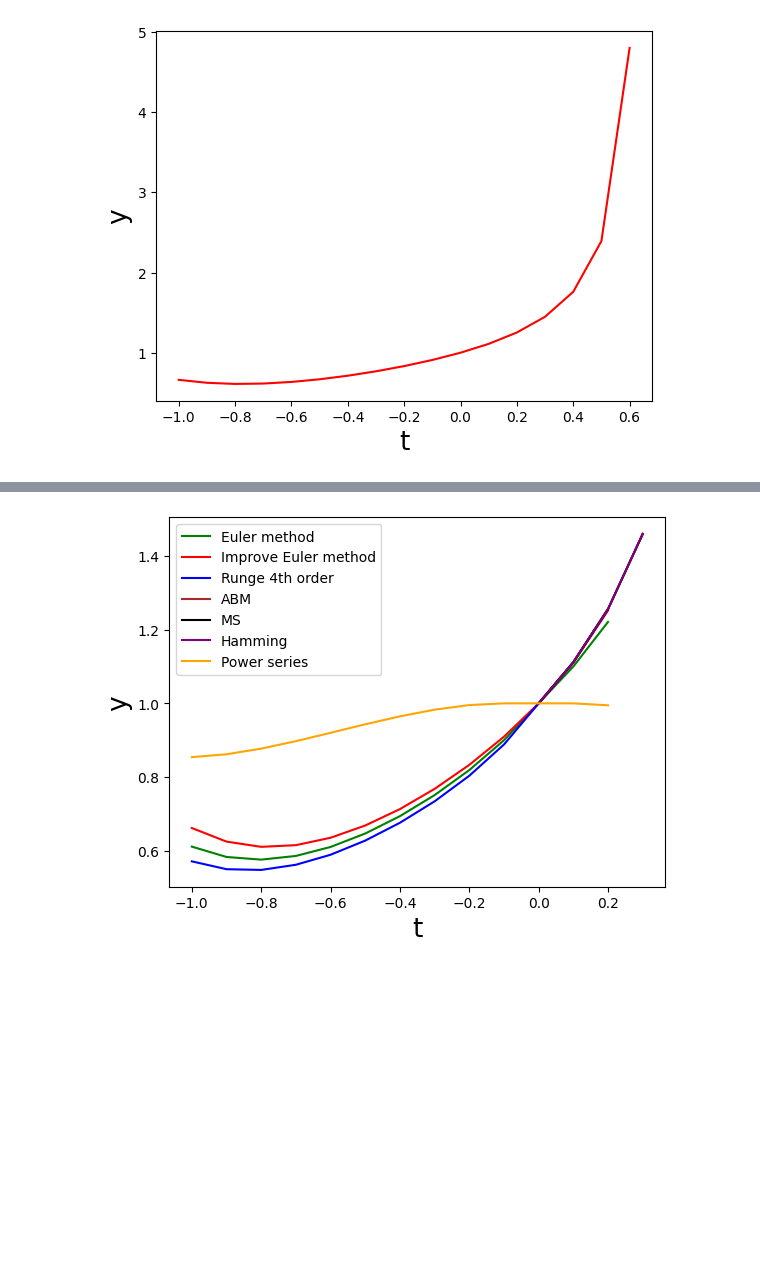
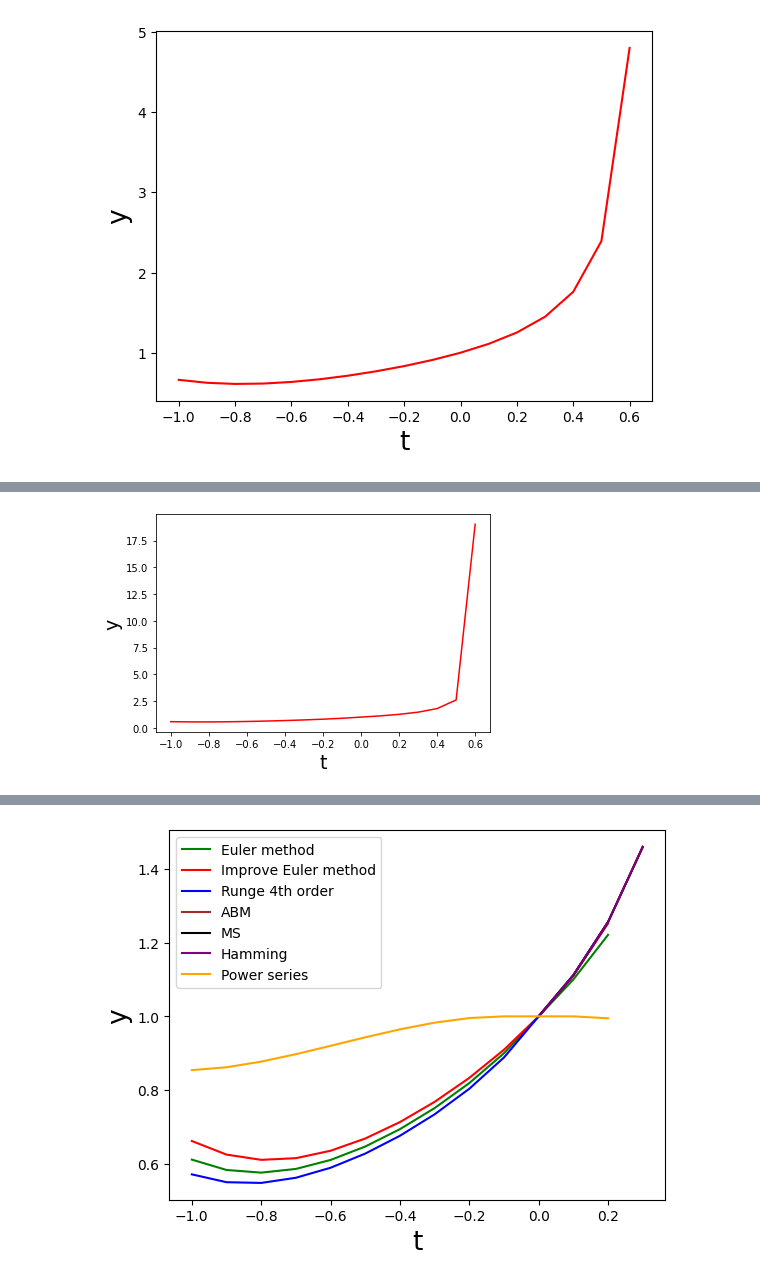
Before and after one commit to junl666/MATH285-Lab-ZJUI-SP23, a Jupyter notebook: math285_lab.ipynb, the cells around one changed output, grey strips where cells are left out. Cells and saved outputs as stored; diff of their text form; code cells hidden in the pictures; blank space fills up the shorter version.

```diff
--- a/math285_lab.ipynb
+++ b/math285_lab.ipynb
@@ -402,0 +411,7 @@ im_euler_2.draw()
+# %%
+plt.xlabel('t', fontsize=19)
+plt.ylabel('y', fontsize=19)
+Runge = NumericalSols(1, 0.1, -1, 0.6, 2)
+Runge.draw()
+# %% [output]
+[figure, added]
```
Also changed, not shown: parts of 4 cells of this notebook.
